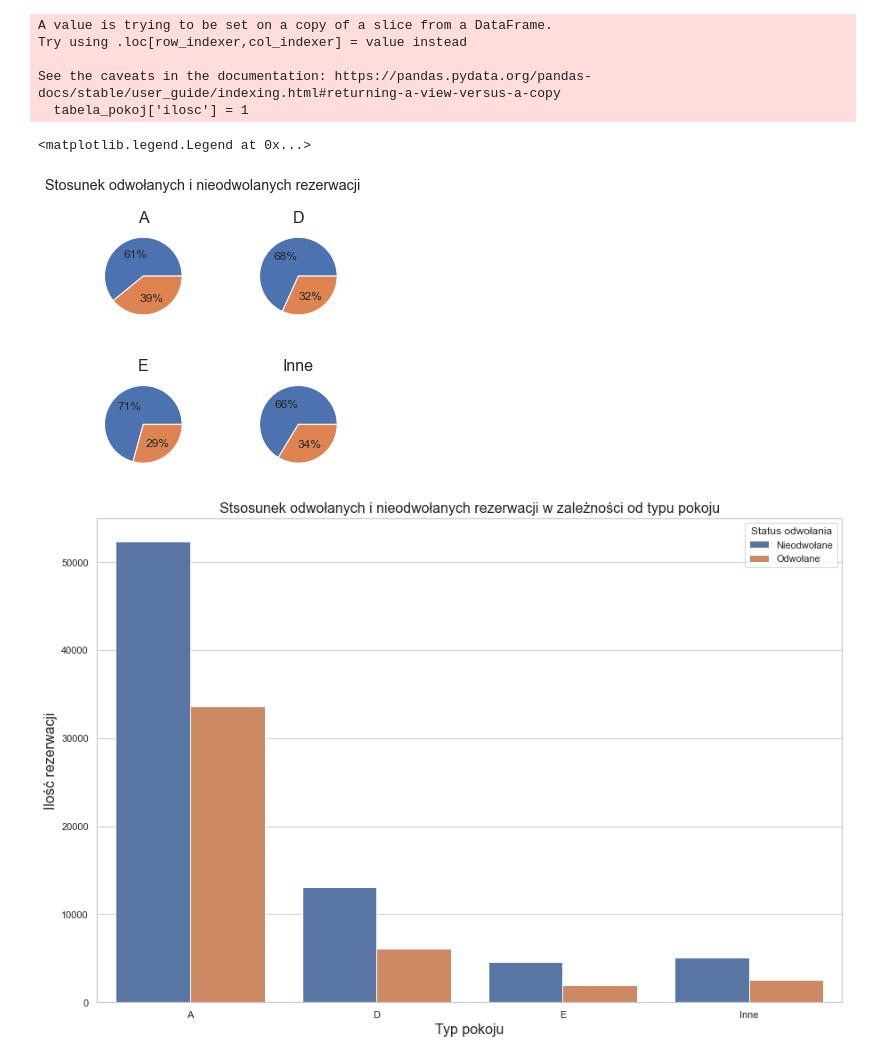
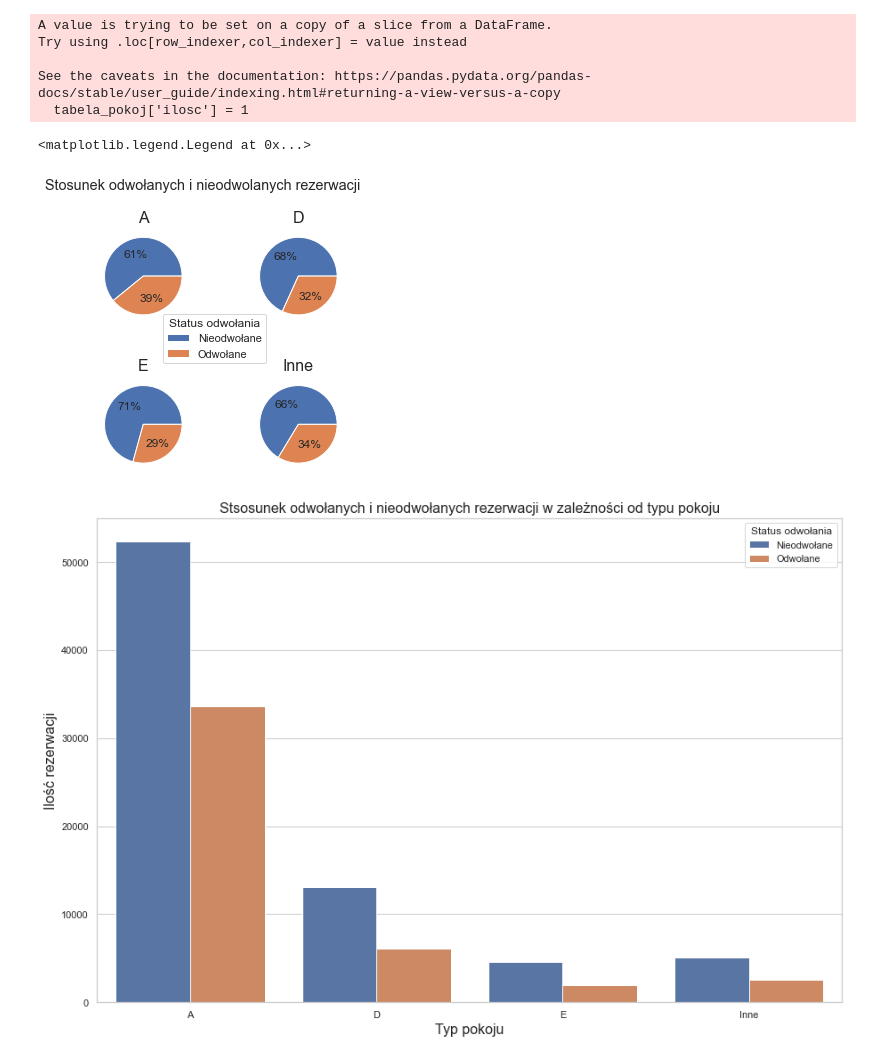
Before and after one commit to infoshareacademy/jdszr6-creative-masters, a Jupyter notebook: pPython/work_zone/projekt_4.ipynb, the cells around one changed output. Cells and saved outputs as stored; diff of their text form; code cells hidden in the pictures.

Commit message:
add comments to plots

```diff
--- a/pPython/projekt_4.ipynb
+++ b/pPython/work_zone/projekt_4.ipynb
@@ -79,32 +79,33 @@ tab_7
 
 fig, ((ax1, ax2), (ax3, ax4)) = plt.subplots( 2, 2, figsize = (5,5))
 fig.subplots_adjust(left=0.2, wspace=0.6)
 fig.suptitle('Stosunek odwołanych i nieodwolanych rezerwacji')
 
 ax1.pie(tab_7[tab_7['typ_pokoju']=='A']['ilosc_rezerwacji'], labels = None, autopct='%.0f%%')
 ax1.set_title("A", fontsize=16)
+ax1.legend(labels, loc=(0.7,-0.4), title = "Status odwołania")
 ax2.pie(tab_7[tab_7['typ_pokoju']=='D']['ilosc_rezerwacji'], labels = None, autopct='%.0f%%')
 ax2.set_title("D", fontsize=16)
 ax3.pie(tab_7[tab_7['typ_pokoju']=='E']['ilosc_rezerwacji'], labels = None, autopct='%.0f%%')
 ax3.set_title("E", fontsize=16)
 ax4.pie(tab_7[tab_7['typ_pokoju']=='Inne']['ilosc_rezerwacji'], labels =None, autopct='%.0f%%')
 ax4.set_title("Inne", fontsize=16)
 
 
 f, ax = plt.subplots(figsize=(15, 10))
 sns.set_theme(style="whitegrid")
 sns.barplot(x="typ_pokoju", y="ilosc_rezerwacji", hue="status_odwolania", data=tab_7)
 # add_value_label(x, z)
 plt.title("Stsosunek odwołanych i nieodwołanych rezerwacji w zależności od typu pokoju", fontsize=16)
 plt.xlabel("Typ pokoju", fontsize=16)
 plt.ylabel("Ilość rezerwacji", fontsize=16)
 plt.legend(loc="upper right", title = "Status odwołania")
 # %% [output]
 A value is trying to be set on a copy of a slice from a DataFrame.
 Try using .loc[row_indexer,col_indexer] = value instead
 
 See the caveats in the documentation: https://pandas.pydata.org/pandas-docs/stable/user_guide/indexing.html#returning-a-view-versus-a-copy
   tabela_pokoj['ilosc'] = 1
 <matplotlib.legend.Legend at 0x...>
-[figure, old version]
+[figure, new version]
 [figure]
```
Also changed, not shown: 10 other files.
